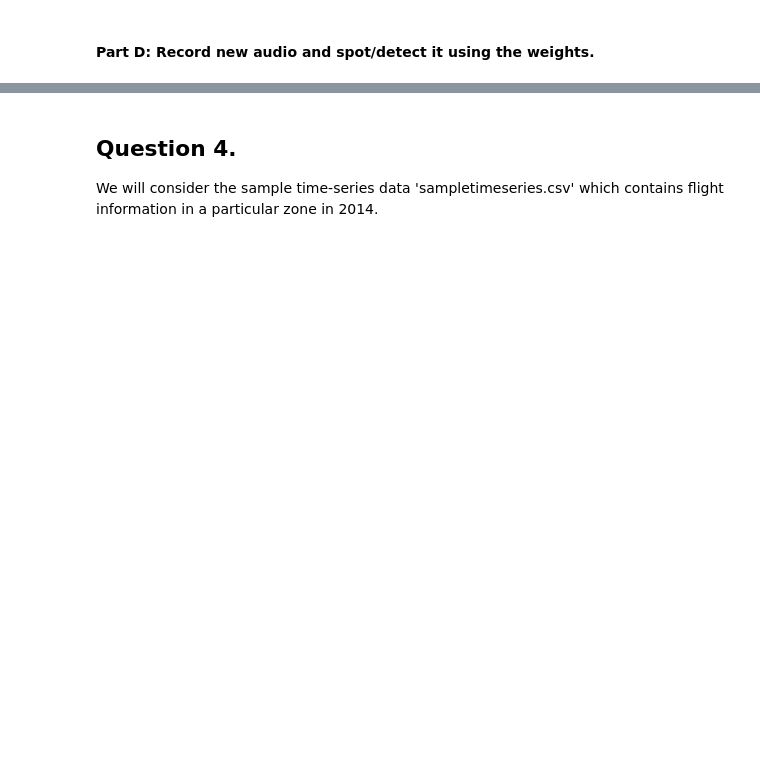
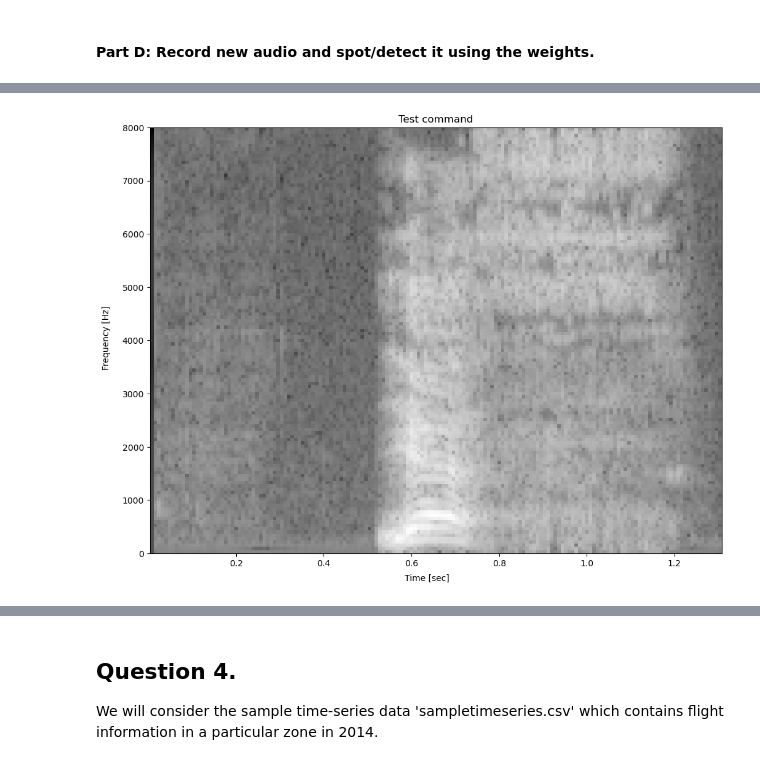
Before and after one commit to FarsanBaloo/DVA256, a Jupyter notebook: EXERCISE3/Exercise 3.ipynb, the cells around one changed output, grey strips where cells are left out. Cells and saved outputs as stored; diff of their text form; code cells hidden in the pictures; blank space fills up the shorter version.

```diff
--- a/EXERCISE3/Exercise 3.ipynb
+++ b/EXERCISE3/Exercise 3.ipynb
@@ -959,6 +996,6 @@ record_audio('test_command')
 # %%
-filename = # construct the filename with '.wav' extension.
-rate_test, audio_test = # use wav_read method to read the audio file.
+filename = "test_command.wav" # construct the filename with '.wav' extension.
+rate_test, audio_test = wav_read(filename) # use wav_read method to read the audio file.
 
 # You can hear the audio files you loaded by uncommenting and running the below.
 Audio(audio_test, rate = rate_test)
@@ -969,3 +1004,23 @@ test_spectrogram = # WRITE YOUR CODE HERE
+# %%
+####### CALCULATE AND PLOT THE SPECTROGRAM OF THE TEST AUDIO.
+
+#test_spectrogram = # WRITE YOUR CODE HERE
+
+
+spectrogram1 = {}
+
+fig, ((ax1)) = plt.subplots(nrows = 1, ncols = 1)
+
+spectrogram1['test_command'], freqs, bins, im = ax1.specgram(audio_test, Fs = rate_test)
+ax1.set_title("Test command")
+
+fig.set_size_inches(12, 9)
+fig.text(0.5, 0.06, 'Time [sec]', ha='center')
+fig.text(0.06, 0.5, 'Frequency [Hz]', va='center', rotation='vertical')
+
+plt.show()
+# %% [output]
+[figure, added]
 # %%
 ####### PREPARE QUERY WITH THE TEST AUDIO, COMPUTE THE WEIGHTS AND COMPUTE SIMILARITY WITH THE RECORDED AUDIOS.
 
```
Also changed, not shown: parts of 11 cells of this notebook, 5 other files.
